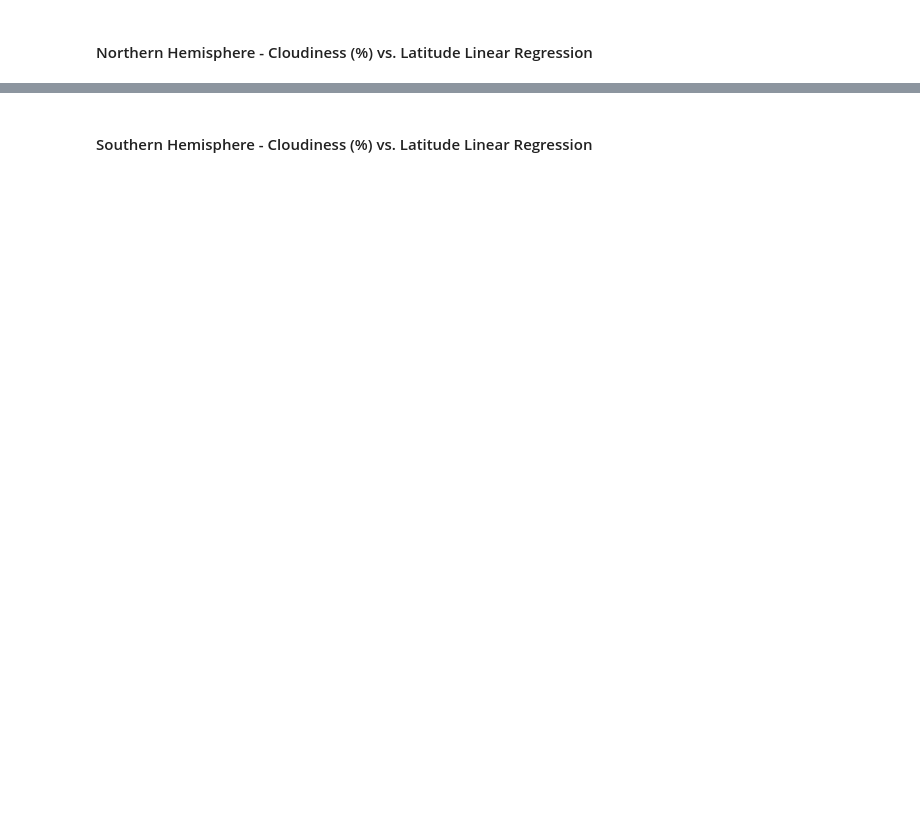
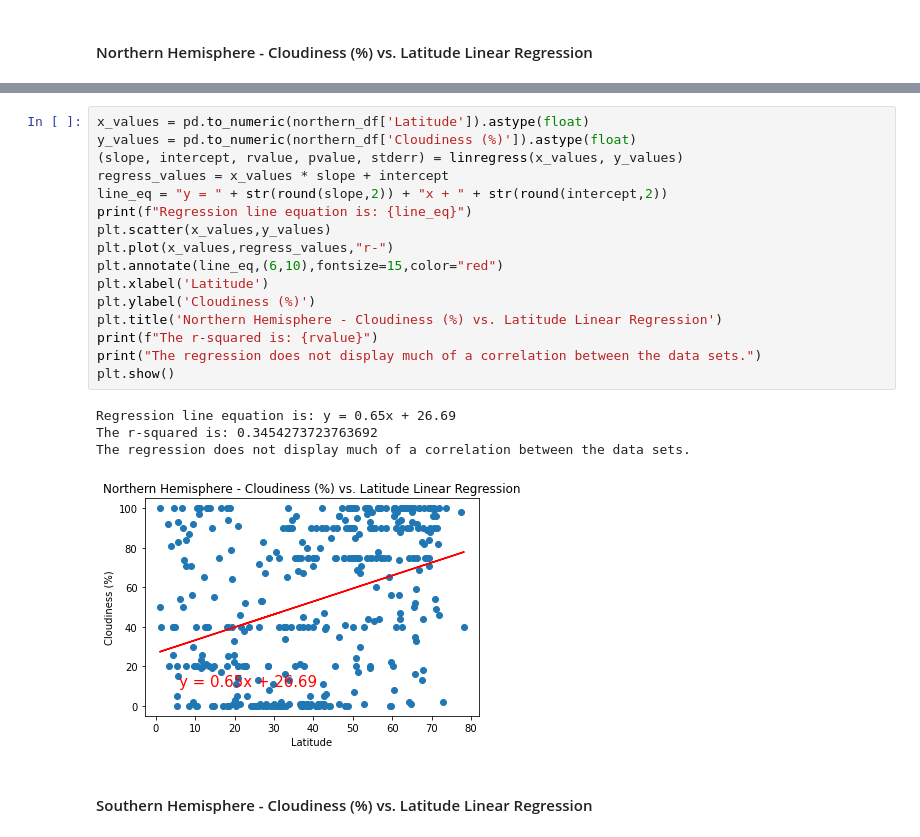
Before and after one commit to nehuffman13/python-api-challenge, a Jupyter notebook: WeatherPy.ipynb/WeatherPy.ipynb, the cells around one changed output, grey strips where cells are left out. Cells and saved outputs as stored; diff of their text form; blank space fills up the shorter version.

```diff
--- a/WeatherPy.ipynb/WeatherPy.ipynb
+++ b/WeatherPy.ipynb/WeatherPy.ipynb
@@ -303,2 +352,23 @@ The r-value is: 0.0020898727664228514
+# %%
+x_values = pd.to_numeric(northern_df['Latitude']).astype(float)
+y_values = pd.to_numeric(northern_df['Cloudiness (%)']).astype(float)
+(slope, intercept, rvalue, pvalue, stderr) = linregress(x_values, y_values)
+regress_values = x_values * slope + intercept
+line_eq = "y = " + str(round(slope,2)) + "x + " + str(round(intercept,2))
+print(f"Regression line equation is: {line_eq}")
+plt.scatter(x_values,y_values)
+plt.plot(x_values,regress_values,"r-")
+plt.annotate(line_eq,(6,10),fontsize=15,color="red")
+plt.xlabel('Latitude')
+plt.ylabel('Cloudiness (%)')
+plt.title('Northern Hemisphere - Cloudiness (%) vs. Latitude Linear Regression')
+print(f"The r-squared is: {rvalue}")
+print("The regression does not display much of a correlation between the data sets.")
+plt.show()
+# %% [output]
+Regression line equation is: y = 0.65x + 26.69
+The r-squared is: 0.3454273723763692
+The regression does not display much of a correlation between the data sets.
+[figure, added]
 # %% [markdown]
 ####  Southern Hemisphere - Cloudiness (%) vs. Latitude Linear Regression
```
Also changed, not shown: parts of 13 cells of this notebook, 3 other files.
